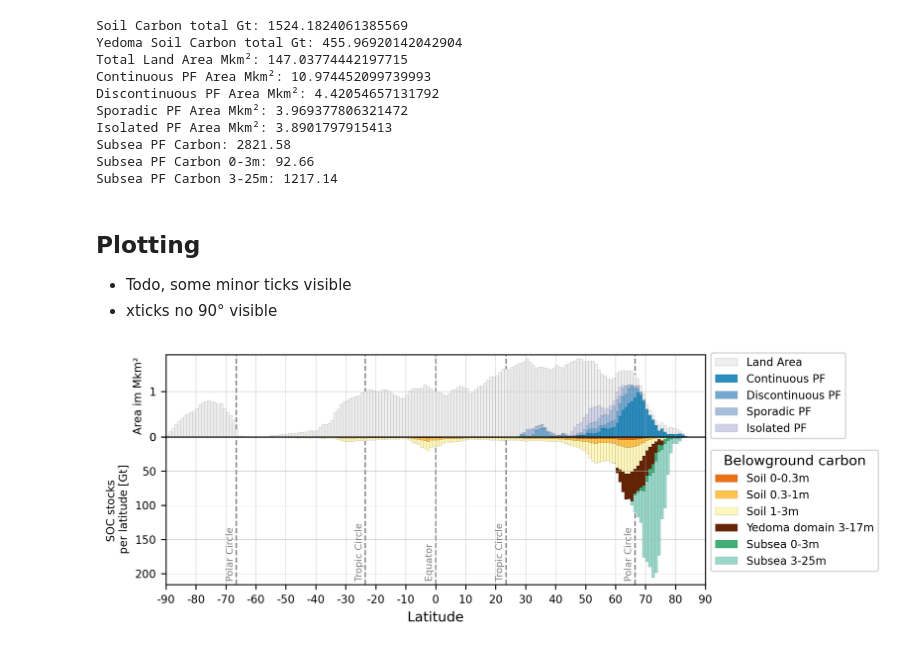
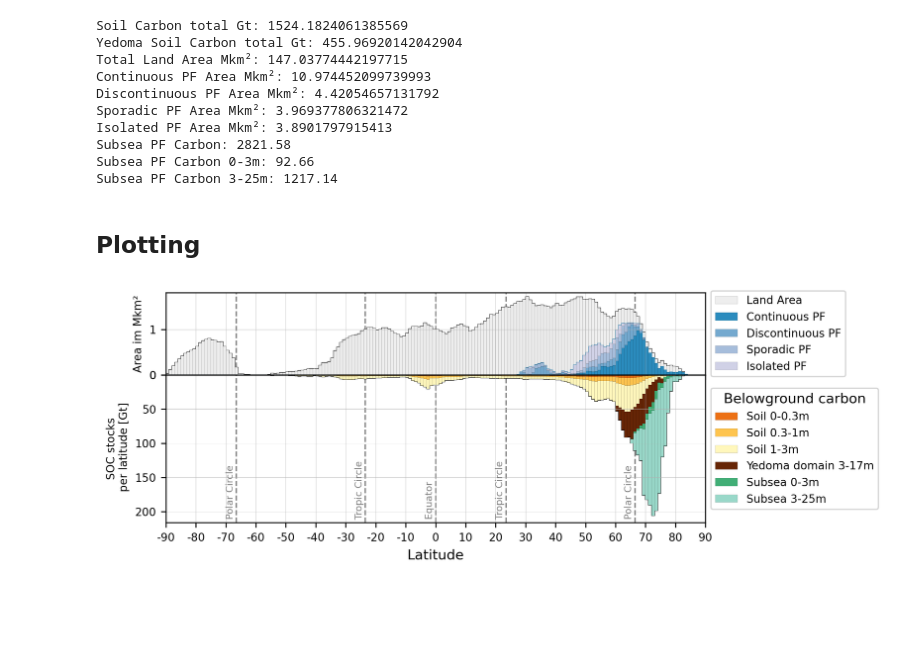
Before and after one commit to initze/carbon_stocks_viz, a Jupyter notebook: Visualize_soilgrids_v01_Plot.ipynb, the cells around one changed output. Saved outputs shown, nothing was run; the diff lists cells and outputs as text; code cells hidden in the pictures; blank space fills up the shorter version.

Commit message:
added automation and kwargs

```diff
--- a/Visualize_soilgrids_v01_Plot.ipynb
+++ b/Visualize_soilgrids_v01_Plot.ipynb
@@ -49,81 +50,96 @@ Subsea PF Carbon 0-3m: 92.66
 Subsea PF Carbon 3-25m: 1217.14
 # %% [markdown]
 ## Plotting
-* Todo, some minor ticks visible
-* xticks no 90° visible
 # %%
 # Define your custom colors
 colors_soil = ['#ec7014', '#fec44f', '#fff7bc', '#662506', '#41ae76', '#99d8c9']
 colors_pf = ['#2b8cbe', '#74a9cf', '#a6bddb', '#d0d1e6']
 
 plot_cols_soil = ['0-30cm', '30-100cm', '100-300cm', 'yedoma_soc_gt', 'subsea 0-3m', 'subsea 3-25m']
+
 legend_labels_soil = ['Soil 0-0.3m', 'Soil 0.3-1m', 'Soil 1-3m', 'Yedoma domain 3-17m', 'Subsea 0-3m', 'Subsea 3-25m']
-# viz params
-lw_bars = 0.05
-label_size=8
+legend_labels_pf = ['Land Area', 'Continuous PF', 'Discontinuous PF', 'Sporadic PF', 'Isolated PF']
+
+# viz params general
+label_size = 8
+
+# viz params bars
+kwargs_bars = dict(width=1, edgecolor='black', lw=0.05, rot=0, align='edge')
 
 # make a copy of original data
 plot_data = df_final.copy()
+plot_data['sum_carbon'] = df_final[plot_cols_soil].sum(axis=1)
 
 # transform Area to million km² for better visualization
 plot_data[['land_area', 'C PF Area', 'D PF Area', 'S PF Area', 'I PF Area']]*=1e-6
+plot_data['sum_pf_area'] = plot_data[pf_cols].sum(axis=1)
+# calculate sum of all
 
 
 # Create your plot
 fig, (ax2, ax) = plt.subplots(nrows=2, sharex=True, figsize=(7,3), dpi=300, height_ratios=(1,1.8))
 
+ax = plot_data.plot(kind='bar', stacked=False, x='latitude', y='sum_carbon',
+                     width=1, color=colors_soil, edgecolor='black', lw=0.5, rot=0, align='edge', ax=ax, fontsize=label_size, label='_nolegend_')
 # plot carbon for defined sets (soil + yedoma + subsea)
 ax = plot_data.plot(kind='bar', stacked=True, x='latitude', y=plot_cols_soil,
-                     width=1, color=colors_soil, edgecolor='black', lw=lw_bars, rot=0, align='edge', ax=ax, fontsize=label_size)
+                     color=colors_soil, ax=ax, fontsize=label_size, **kwargs_bars)
+
+
+# dummy bar to have nice outline for land area
+_ = plot_data.plot(kind='bar', stacked=True, x='latitude', y='land_area',
+                     width=1, color='#eeeeee', edgecolor='black', lw=0.5, rot=0, align='edge', ax=ax2, fontsize=label_size, label='_nolegend_')
 # land area for upper ax
 ax2 = plot_data.plot(kind='bar', stacked=True, x='latitude', y='land_area',
-                     width=1, color='#eeeeee', edgecolor='black', lw=lw_bars, rot=0, align='edge', ax=ax2, fontsize=label_size)
+                     color='#eeeeee', ax=ax2, fontsize=label_size, **kwargs_bars)
+# dummy bar to have nice outline for permafrost
+_ = plot_data.plot(kind='bar', stacked=True, x='latitude', y='sum_pf_area',
+                   width=1, color='#eeeeee', edgecolor='#2b8cbe', lw=0.5, rot=0, align='edge', ax=ax2, fontsize=label_size, label='_nolegend_')
 # permafrost area for upper ax
 ax2 = plot_data.plot(kind='bar', stacked=True, x='latitude', y=pf_cols,
-                     width=1, color=colors_pf, edgecolor='black', lw=lw_bars, rot=0, align='edge', ax=ax2, fontsize=label_size)
+                     color=colors_pf, ax=ax2, fontsize=label_size, **kwargs_bars)
 
+# ax params
 ax.invert_yaxis()
 ax.set_ylabel('SOC stocks\n per latitude [Gt]', fontsize=label_size)
 ax.set_xlabel('Latitude')
 ax.grid(lw=0.2)
-
 ax.set_xticks(np.arange(0,190,10), which='major')
 ax.tick_params(axis='x', which='minor', bottom=False, top=False) #remove small tickmarks
+ax.set_xlim(0,180)
 
-
+# ax2 params
 ax2.set_ylabel('Area im Mkm²', fontsize=label_size)
 ax2.set_xlabel('')
 ax2.grid(lw=0.2)
-ax.set_xlim(0,180)
 
 # legend
 ax.legend(legend_labels_soil, title='Belowground carbon', loc='center left', bbox_to_anchor=(1.0, 0.5), fontsize=label_size)
-legend_labels_pf = ['Land Area', 'Continuous PF', 'Discontinuous PF', 'Sporadic PF', 'Isolated PF']
 ax2.legend(legend_labels_pf, title=None, loc='center left', bbox_to_anchor=(1.0, 0.5), fontsize=label_size)
 
 # Add vertical lines
 kwargs_lat = dict(lw=1, alpha=0.5, linestyle='--', color='k', zorder=0)
 for x in [-66.5, -23.5, 0, 23.5, 66.5]:
     ax.axvline(x=x+90, **kwargs_lat)  # 'k' is color code for black
     ax2.axvline(x=x+90, **kwargs_lat)  # 'k' is color code for black
 
 # vline Annotations
 annotate_padding = 0.5
 kwargs_annotate = dict(textcoords="data",
                 va="bottom", ha="right", rotation=90, fontsize=7, alpha=1, c='grey')
 for x in [-66.5, 66.5]:
     ax.annotate(" Polar Circle", (x+90-annotate_padding, ax.get_ylim()[0]), **kwargs_annotate)
 for x in [-23.5, 23.5]:
     ax.annotate(" Tropic Circle", (x+90-annotate_padding, ax.get_ylim()[0]), **kwargs_annotate)
 for x in [0]:
     ax.annotate(" Equator", (x+90-annotate_padding, ax.get_ylim()[0]), **kwargs_annotate)
 
 
 plt.subplots_adjust(hspace=0)
 
 kwargs_fig = dict(bbox_inches='tight')
 basename_fig = 'soil_carbon_v07'
 fig.savefig(f'{basename_fig}.png', **kwargs_fig)
 fig.savefig(f'{basename_fig}.svg', **kwargs_fig)
 # %% [output]
-[figure, old version]
+[figure, new version]
```
Also changed, not shown: parts of 1 cell of this notebook.
